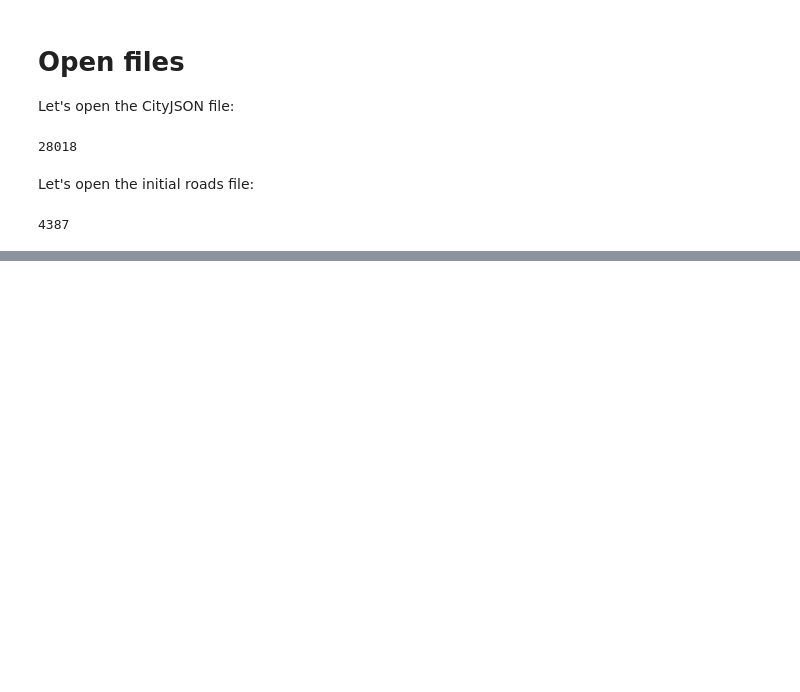
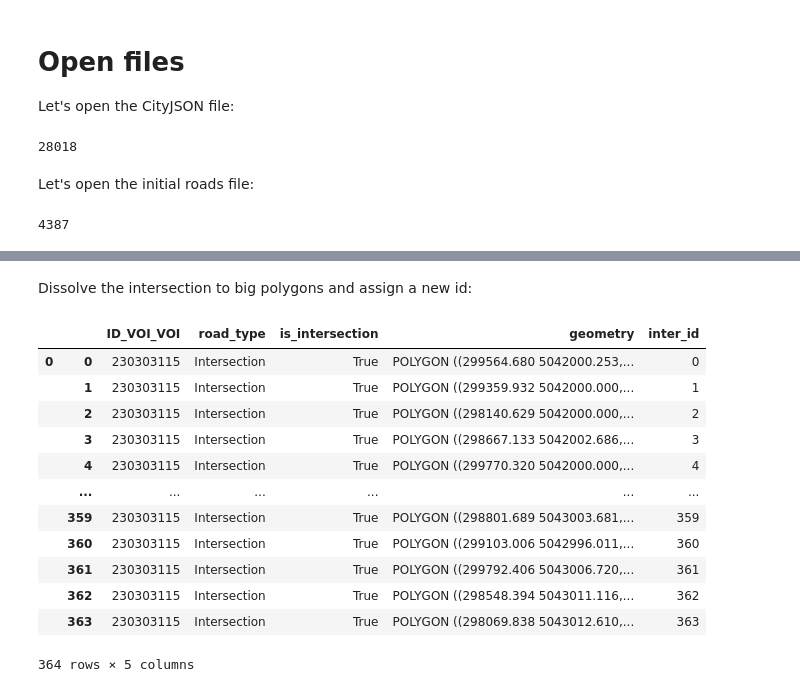
Before and after one commit to liberostelios/roads-storage, a Jupyter notebook: fix_roads.ipynb, the cells around one changed output, grey strips where cells are left out. Cells and saved outputs as stored; diff of their text form; code cells hidden in the pictures; blank space fills up the shorter version.

```diff
--- a/fix_roads.ipynb
+++ b/fix_roads.ipynb
@@ -30,0 +48,22 @@ len(roads)
+# %% [markdown]
+Dissolve the intersection to big polygons and assign a new id:
+# %%
+inter_dissolved = roads[roads["is_intersection"]].dissolve().explode()
+
+inter_dissolved["inter_id"] = inter_dissolved.index.get_level_values(1)
+
+inter_dissolved
+# %% [output]
+|  |  | ID_VOI_VOI | road_type | is_intersection | geometry | inter_id |
+| 0 | 0 | 230303115 | Intersection | True | POLYGON ((299564.680 5042000.253,... | 0 |
+|  | 1 | 230303115 | Intersection | True | POLYGON ((299359.932 5042000.000,... | 1 |
+|  | 2 | 230303115 | Intersection | True | POLYGON ((298140.629 5042000.000,... | 2 |
+|  | 3 | 230303115 | Intersection | True | POLYGON ((298667.133 5042002.686,... | 3 |
+|  | 4 | 230303115 | Intersection | True | POLYGON ((299770.320 5042000.000,... | 4 |
+|  | ... | ... | ... | ... | ... | ... |
+|  | 359 | 230303115 | Intersection | True | POLYGON ((298801.689 5043003.681,... | 359 |
+|  | 360 | 230303115 | Intersection | True | POLYGON ((299103.006 5042996.011,... | 360 |
+|  | 361 | 230303115 | Intersection | True | POLYGON ((299792.406 5043006.720,... | 361 |
+|  | 362 | 230303115 | Intersection | True | POLYGON ((298548.394 5043011.116,... | 362 |
+|  | 363 | 230303115 | Intersection | True | POLYGON ((298069.838 5043012.610,... | 363 |
+364 rows × 5 columns
```
Also changed, not shown: parts of 14 cells of this notebook, 1 other file.
